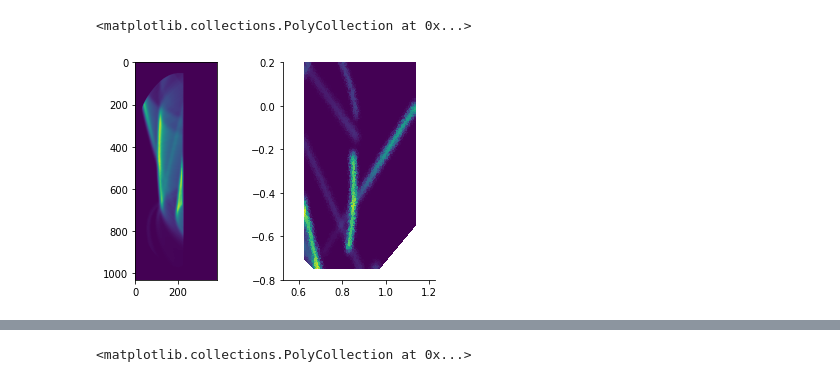
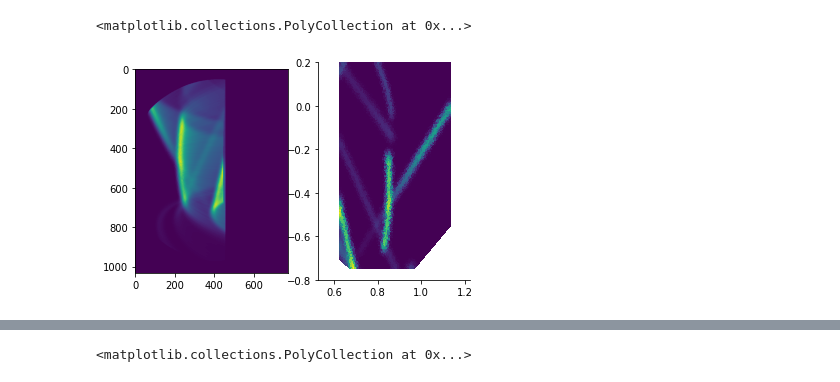
Before and after one commit to phaseolud/mantis-ml-inversion-replication, a Jupyter notebook: notebooks/0_introduction.ipynb, the cells around one changed output, grey strips where cells are left out. Drawn from its saved outputs; the diff is of its cells as text; code cells hidden in the pictures.

```diff
--- a/notebooks/0_introduction.ipynb
+++ b/notebooks/0_introduction.ipynb
@@ -37,22 +39,26 @@ _, square_to_tri_grid_mat = create_grid_transformation_matrices((256, 256))
+# %%
+geometry_id = "65903_cam_10"
+rect_to_tri, _ = create_grid_transformation_matrices(geometry_id, (256, 256))
+G = load_geometry_matrix(geometry_id)
 # %%
-example_image = Image.open("files/example_measured_image_synth.png")
 example_inversion = Image.open("files/example_inversion_synth.png")
 # we reshape to a vector, because we are using basic 2D matrix multiplications, instead of tensor operators
-y = np.array(example_image).reshape(-1) / 255
 
 scaling_factor = (
     3.936 / 1.364
 )  # scaling factor comes from data generation, i.e. to fully utilize the 8 bits to store information of the camera image and the inversion
 x = (
-    square_to_tri_grid_mat
+    rect_to_tri
     @ np.array(example_inversion).reshape(-1)
     / 255
     * scaling_factor
 )
+y = G @ x
+example_image = (y).reshape((1032, 772))
 
 fig, axs = plt.subplots(1, 2)
 axs[0].imshow(example_image)
-plot_poloidal(x, axs[1])
+plot_poloidal_cs(x, axs[1])
 # %% [output]
 <matplotlib.collections.PolyCollection at 0x...>
-[figure, old version]
+[figure, new version]
```
Also changed, not shown: parts of 4 cells of this notebook, 11 other files.
